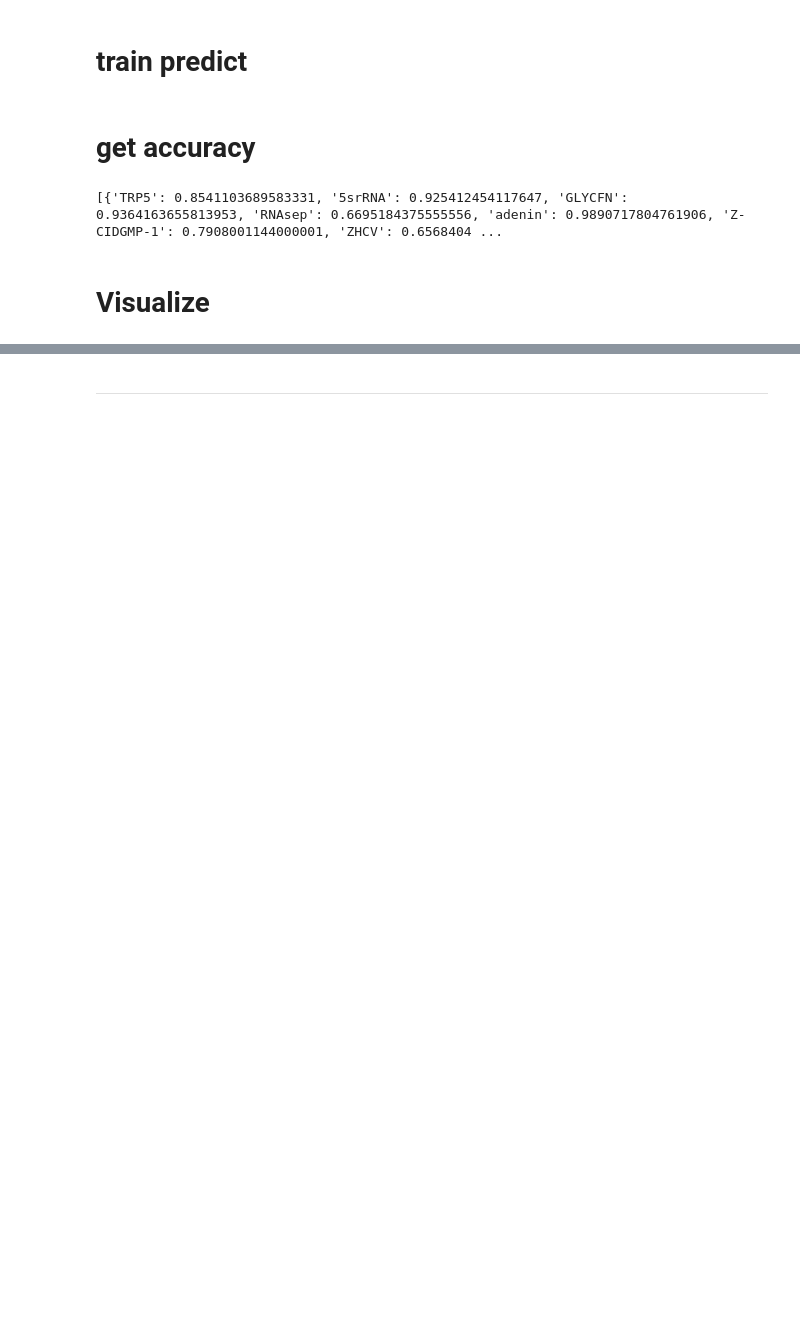
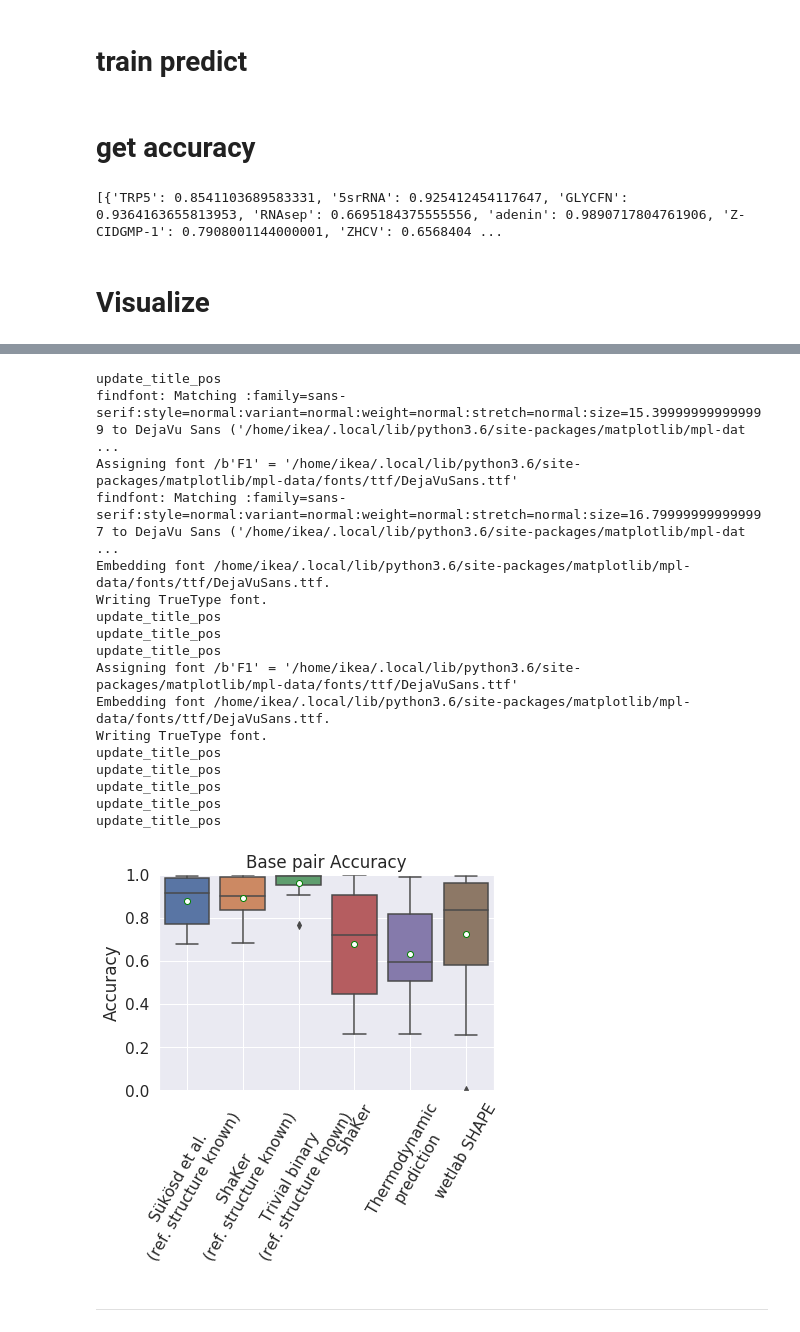
Before and after one commit to BackofenLab/ShaKer, a Jupyter notebook: notebooks/04_accuracy.ipynb, the cells around one changed output, grey strips where cells are left out. Cells and saved outputs as stored; diff of their text form; code cells hidden in the pictures; blank space fills up the shorter version.

```diff
--- a/notebooks/04_accuracy.ipynb
+++ b/notebooks/04_accuracy.ipynb
@@ -162,0 +132,4 @@ Writing TrueType font.
+# %%
+zzz= pd.read_csv("accuracy_PAPER.csv")
+del zzz["'asd'"]
+zzz
@@ -163,3 +170,40 @@ Writing TrueType font.
+# %%
+
+import seaborn as sns
+sns.set_context("paper")
+sns.set_style('darkgrid')
+sns.set(font_scale=1.4)
+plt.xticks(rotation=60)
+
+meanpointprops = dict(marker='o', markeredgecolor='green',markerfacecolor='w')
+sns.boxplot(data=zzz,meanprops=meanpointprops, showmeans=True)
+#plt.legend() "no handles found"
+plt.title("Base pair Accuracy")
+plt.grid()
+axes = plt.gca()
+axes.set_ylim([-0.005,1.005])
+axes.set_ylabel("Accuracy")
+axes.grid(b=True, which='major', color='w', linewidth=1.0)
+plt.savefig("Accuracy.pdf", bbox_inches='tight')
+# %% [output]
+update_title_pos
+findfont: Matching :family=sans-serif:style=normal:variant=normal:weight=normal:stretch=normal:size=15.399999999999999 to DejaVu Sans ('/home/ikea/.local/lib/python3.6/site-packages/matplotlib/mpl-dat ...
+Assigning font /b'F1' = '/home/ikea/.local/lib/python3.6/site-packages/matplotlib/mpl-data/fonts/ttf/DejaVuSans.ttf'
+findfont: Matching :family=sans-serif:style=normal:variant=normal:weight=normal:stretch=normal:size=16.799999999999997 to DejaVu Sans ('/home/ikea/.local/lib/python3.6/site-packages/matplotlib/mpl-dat ...
+Embedding font /home/ikea/.local/lib/python3.6/site-packages/matplotlib/mpl-data/fonts/ttf/DejaVuSans.ttf.
+Writing TrueType font.
+update_title_pos
+update_title_pos
+update_title_pos
+Assigning font /b'F1' = '/home/ikea/.local/lib/python3.6/site-packages/matplotlib/mpl-data/fonts/ttf/DejaVuSans.ttf'
+Embedding font /home/ikea/.local/lib/python3.6/site-packages/matplotlib/mpl-data/fonts/ttf/DejaVuSans.ttf.
+Writing TrueType font.
+update_title_pos
+update_title_pos
+update_title_pos
+update_title_pos
+update_title_pos
+[figure, added]
 # %%
 # OUTPUT TABLE
 #map(lambda x:x.append(np.mean(x)),data)
```
Also changed, not shown: parts of 6 cells of this notebook, 28 other files.
